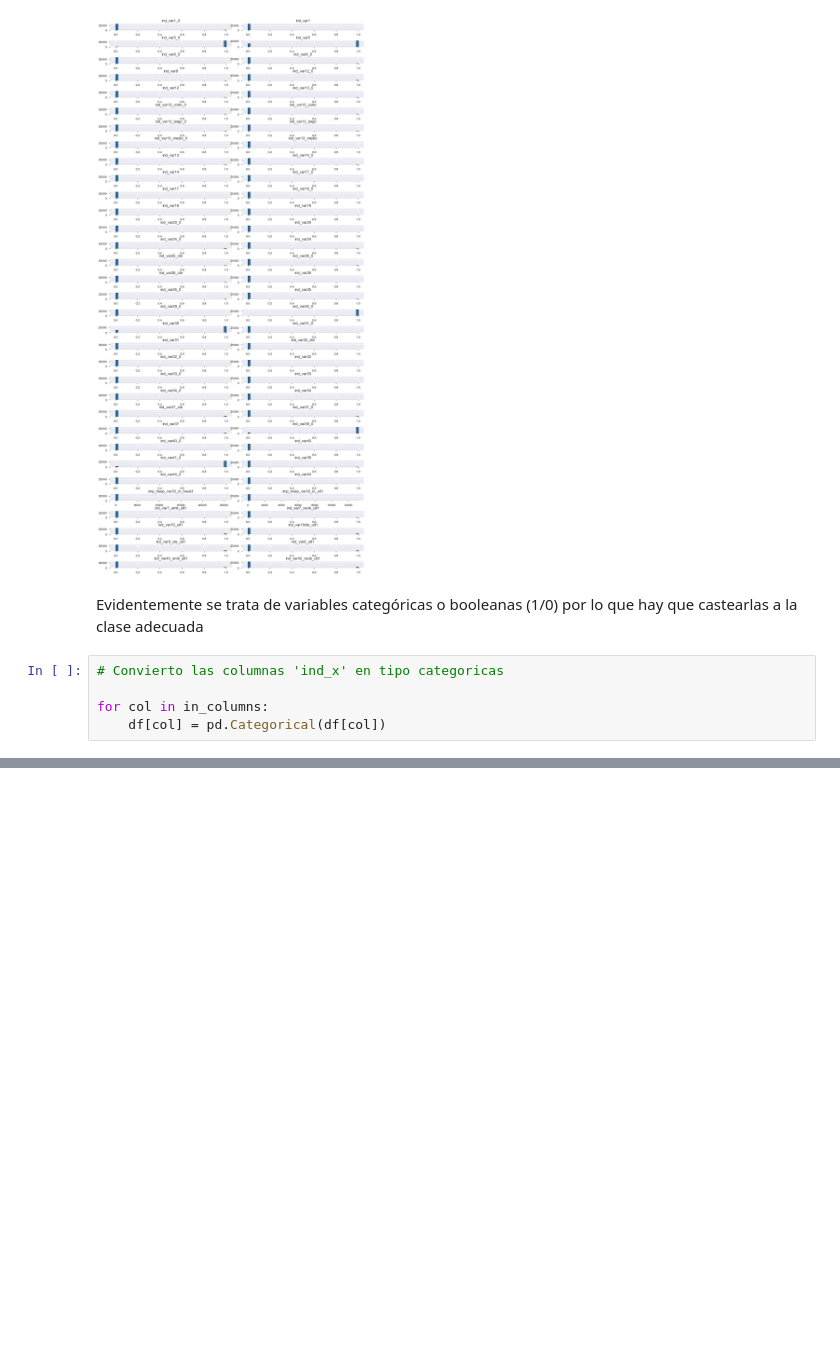
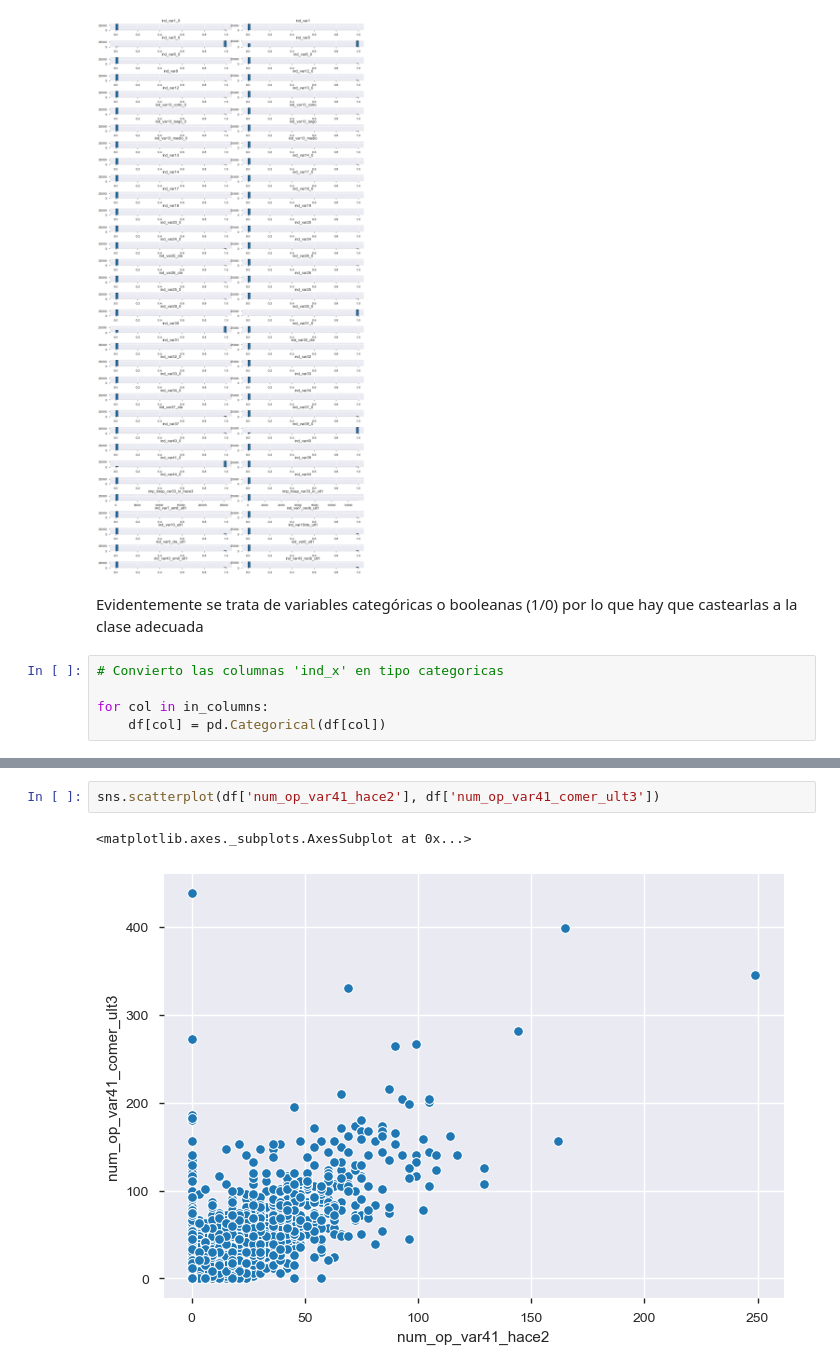
Before and after one commit to EmilianoLS/tp_machine_learning, a Jupyter notebook: tp_ml_churn.ipynb, the cells around one changed output, grey strips where cells are left out. Drawn from its saved outputs; the diff is of its cells as text; blank space fills up the shorter version.

```diff
--- a/tp_ml_churn.ipynb
+++ b/tp_ml_churn.ipynb
@@ -186,0 +286,5 @@ memory usage: 64.3 MB
+# %%
+sns.scatterplot(df['num_op_var41_hace2'], df['num_op_var41_comer_ult3'])
+# %% [output]
+<matplotlib.axes._subplots.AxesSubplot at 0x...>
+[figure, added]
```
Also changed, not shown: parts of 18 cells of this notebook.
